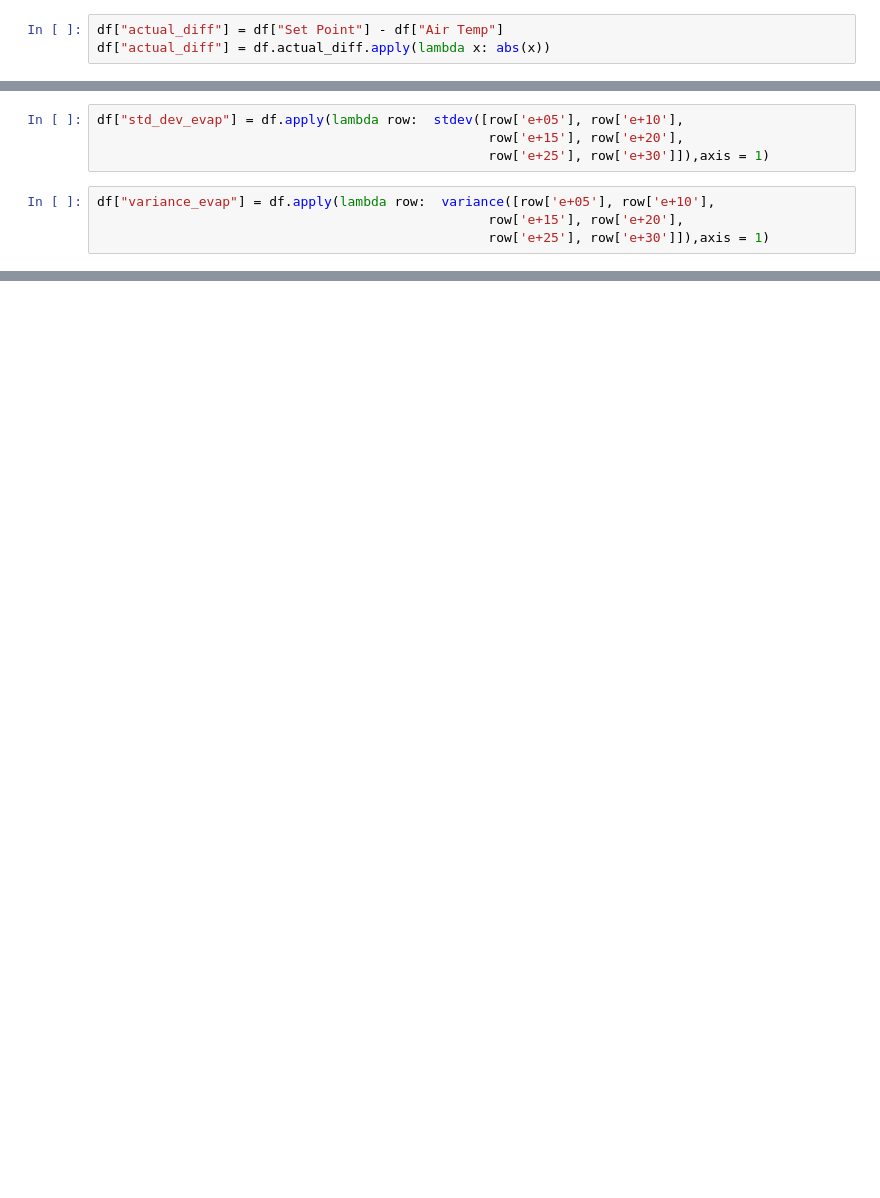
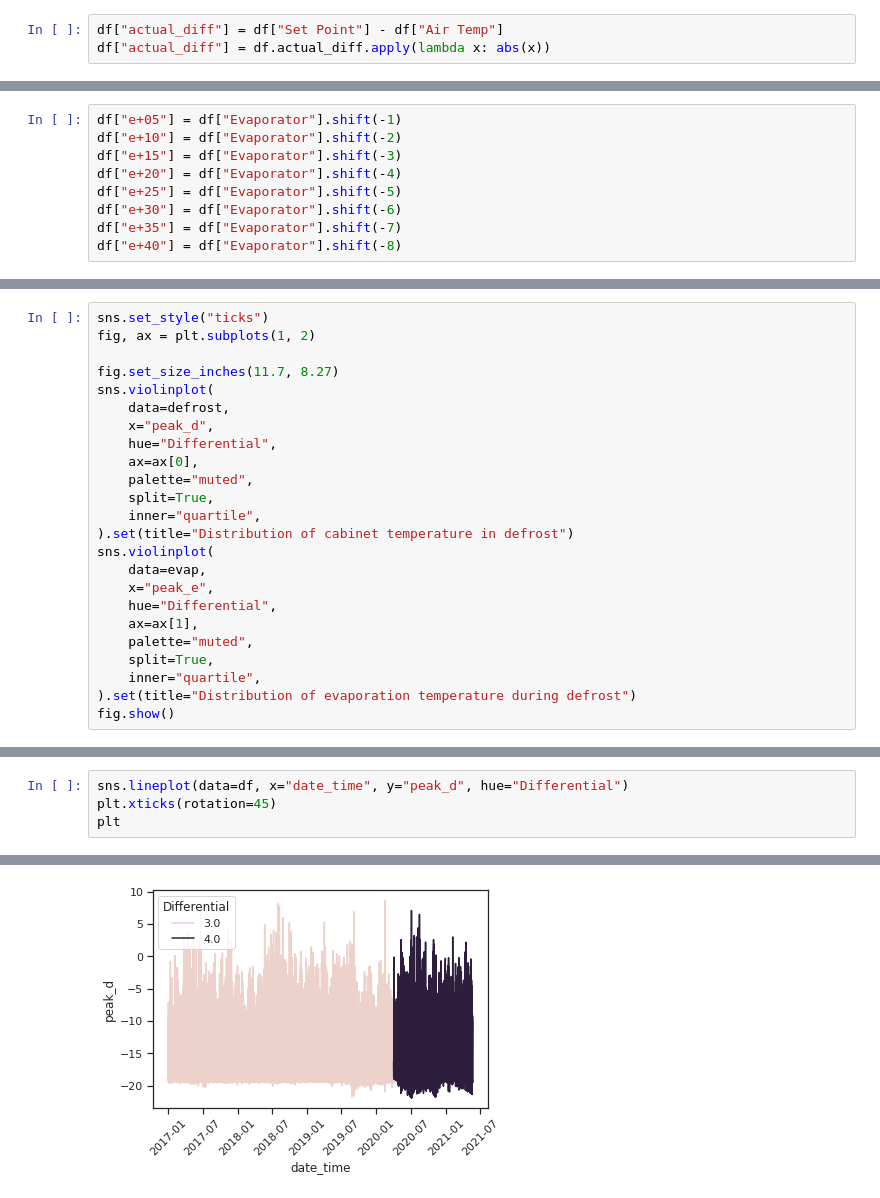
Before and after one commit to bhoy-troy/refrigeration, a Jupyter notebook: work/refrigeration.ipynb, the cells around one changed output, grey strips where cells are left out. Drawn from its saved outputs; the diff is of its cells as text; blank space fills up the shorter version.

```diff
--- a/work/refrigeration.ipynb
+++ b/work/refrigeration.ipynb
@@ -275,8 +98,0 @@ df["variance_temp"] = df.apply(lambda row:  variance([row['t+05'], row['t+10'],
-# %%
-df["std_dev_evap"] = df.apply(lambda row:  stdev([row['e+05'], row['e+10'],
-                                                  row['e+15'], row['e+20'],
-                                                  row['e+25'], row['e+30']]),axis = 1)
-# %%
-df["variance_evap"] = df.apply(lambda row:  variance([row['e+05'], row['e+10'],
-                                                  row['e+15'], row['e+20'],
-                                                  row['e+25'], row['e+30']]),axis = 1)
@@ -441,0 +112,9 @@ df['t+30'] = df['Air Temp'].shift(-5)
+# %%
+df["e+05"] = df["Evaporator"].shift(-1)
+df["e+10"] = df["Evaporator"].shift(-2)
+df["e+15"] = df["Evaporator"].shift(-3)
+df["e+20"] = df["Evaporator"].shift(-4)
+df["e+25"] = df["Evaporator"].shift(-5)
+df["e+30"] = df["Evaporator"].shift(-6)
+df["e+35"] = df["Evaporator"].shift(-7)
+df["e+40"] = df["Evaporator"].shift(-8)
@@ -441,0 +294,24 @@ df['t+30'] = df['Air Temp'].shift(-5)
+# %%
+sns.set_style("ticks")
+fig, ax = plt.subplots(1, 2)
+
+fig.set_size_inches(11.7, 8.27)
+sns.violinplot(
+    data=defrost,
+    x="peak_d",
+    hue="Differential",
+    ax=ax[0],
+    palette="muted",
+    split=True,
+    inner="quartile",
+).set(title="Distribution of cabinet temperature in defrost")
+sns.violinplot(
+    data=evap,
+    x="peak_e",
+    hue="Differential",
+    ax=ax[1],
+    palette="muted",
+    split=True,
+    inner="quartile",
+).set(title="Distribution of evaporation temperature during defrost")
+fig.show()
@@ -441,0 +339,5 @@ df['t+30'] = df['Air Temp'].shift(-5)
+# %%
+sns.lineplot(data=df, x="date_time", y="peak_d", hue="Differential")
+plt.xticks(rotation=45)
+plt
+# %% [output]
@@ -441,0 +345 @@ df['t+30'] = df['Air Temp'].shift(-5)
+[figure, added]
```
Also changed, not shown: parts of 138 cells of this notebook.
